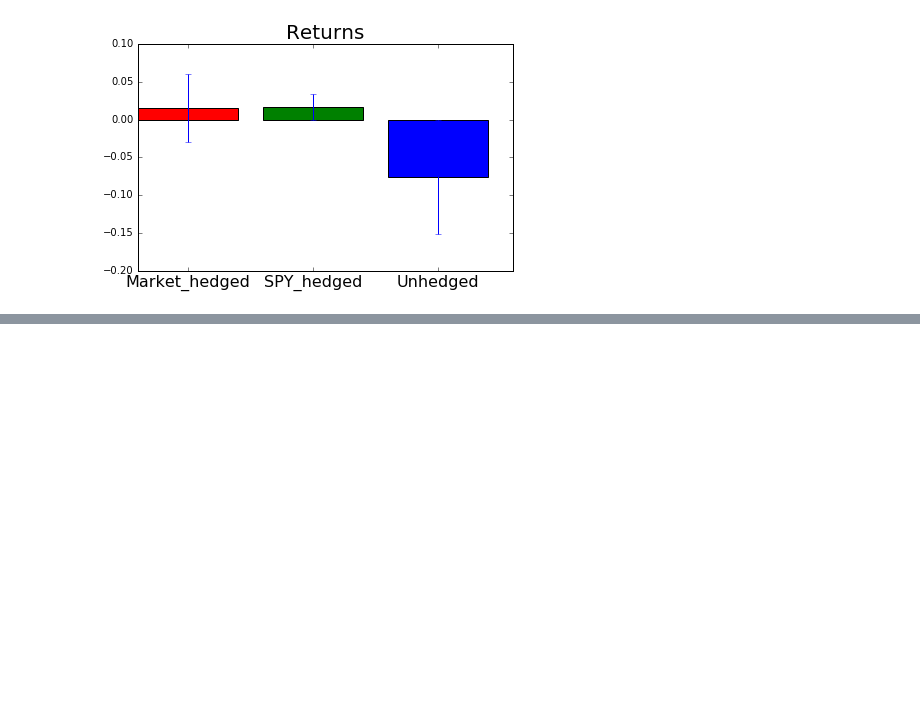
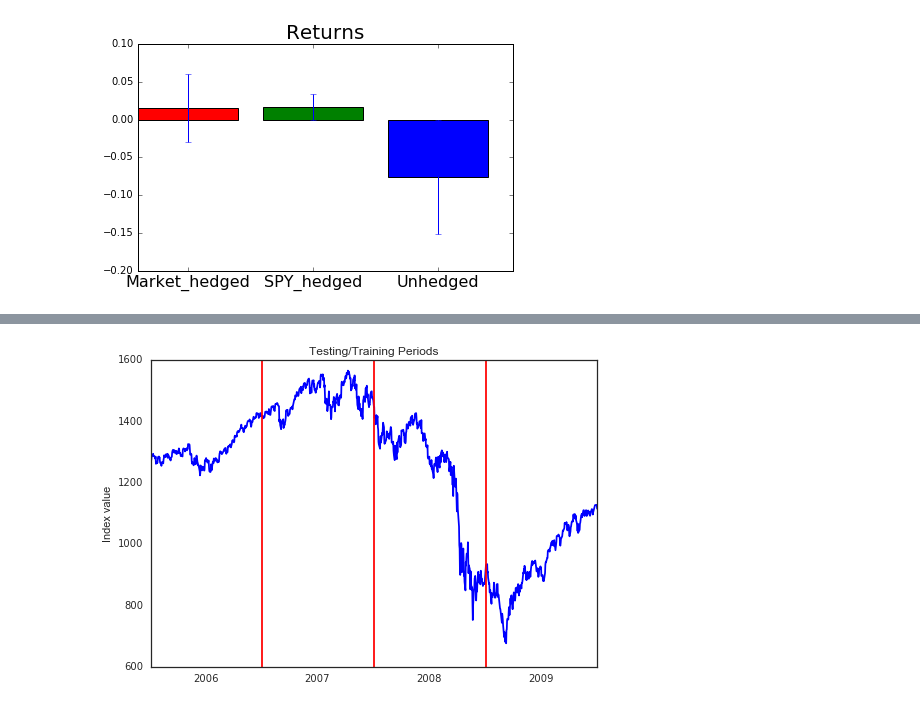
Before and after one commit to AC297R-Project/AC297_beta, a Jupyter notebook: work/Junge/workbook13.ipynb, the cells around one changed output, grey strips where cells are left out. Saved outputs shown, nothing was run; the diff lists cells and outputs as text; code cells hidden in the pictures; blank space fills up the shorter version.

```diff
--- a/work/Junge/workbook13.ipynb
+++ b/work/Junge/workbook13.ipynb
@@ -63,0 +392,23 @@ for metric in ['sharpe','correlation','volatility','returns']:
+# %%
+hedge_all = Hedge(stocksdir='../../data/all_stocks.csv',spydir='../../data/spy.csv',\
+              begindate='2006-01-01', enddate='2009-12-31')
+# %%
+indices = []#np.zeros(len(hedge_all.spy.index),dtype=datetime)
+
+for i,date in enumerate(hedge_all.spy.index):
+    indices.append(datetime(int(date[0:4]),int(date[5:7]),int(date[8:10])))
+# %%
+import seaborn as sns
+sns.set_style("white")
+# %%
+plt.plot(indices,hedge_all.spy.values,color='blue')
+plt.ylabel("Index value")
+plt.axvline(datetime(2007,1,1),color='r')
+plt.axvline(datetime(2008,1,1),color='r')
+plt.axvline(datetime(2009,1,1),color='r')
+plt.title("Testing/Training Periods")
+xtickplaces = [datetime(i,7,1) for i in range(2006,2010)]
+xticklabels = range(2006,2010)
+plt.xticks(xtickplaces,xticklabels);
+# %% [output]
+[figure, added]
```
Also changed, not shown: parts of 21 cells of this notebook.
